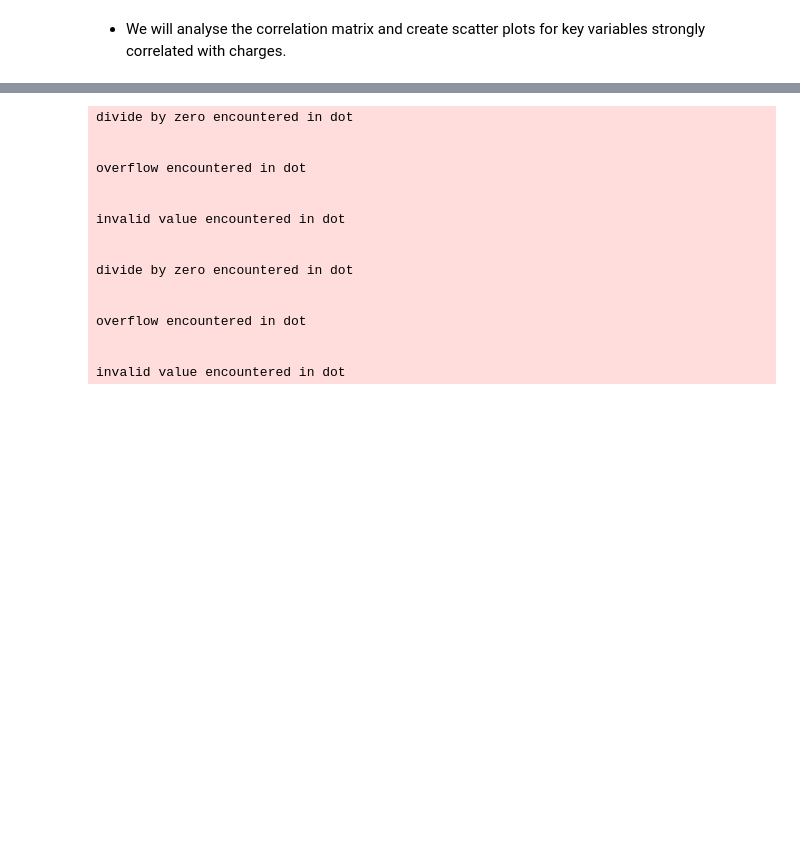
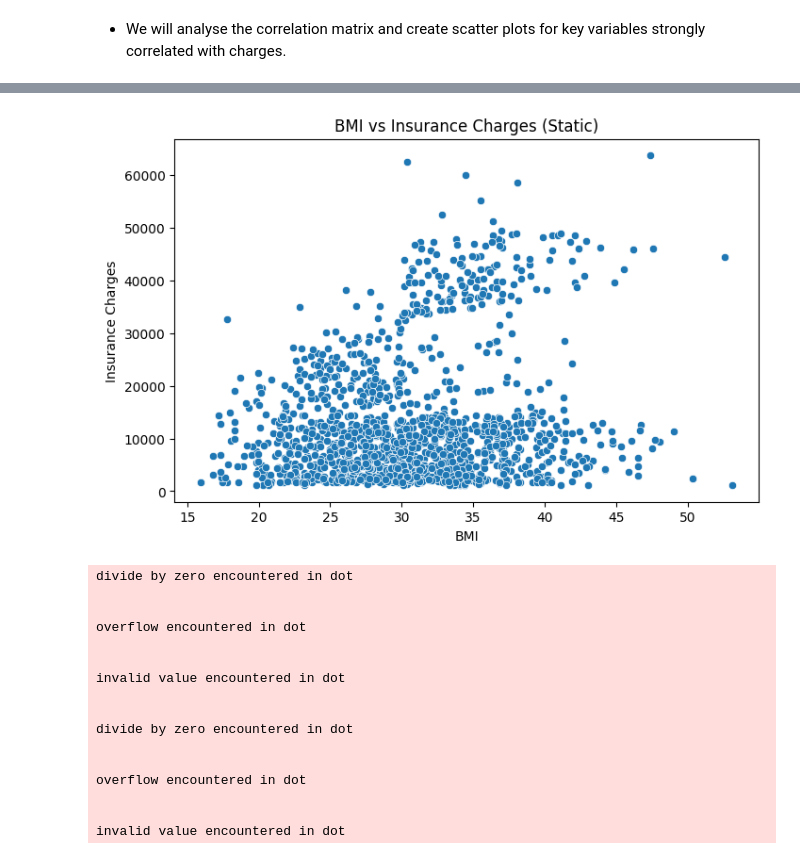
Before and after one commit to Nibrahim123/Individual-Project-1-, a Jupyter notebook: jupyter_notebooks/Notebook_Template.ipynb, the cells around one changed output, grey strips where cells are left out. Saved outputs shown, nothing was run; the diff lists cells and outputs as text; code cells hidden in the pictures; blank space fills up the shorter version.

```diff
--- a/jupyter_notebooks/Notebook_Template.ipynb
+++ b/jupyter_notebooks/Notebook_Template.ipynb
@@ -288,6 +298,16 @@ overflow encountered in dot
 
 invalid value encountered in dot
 [interactive output not drawn]
+# %%
+# Static version for GitHub preview
+plt.figure(figsize=(8,5))
+sns.scatterplot(data=df, x='bmi', y='charges')
+plt.title('BMI vs Insurance Charges (Static)')
+plt.xlabel('BMI')
+plt.ylabel('Insurance Charges')
+plt.show()
+# %% [output]
+[figure, added]
 # %%
 # Scatter plot of BMI vs Charges (Plotly for interactivity)
 fig = px.scatter(df, x='bmi', y='charges', title='BMI vs Insurance Charges',
```
Also changed, not shown: parts of 1 cell of this notebook.
